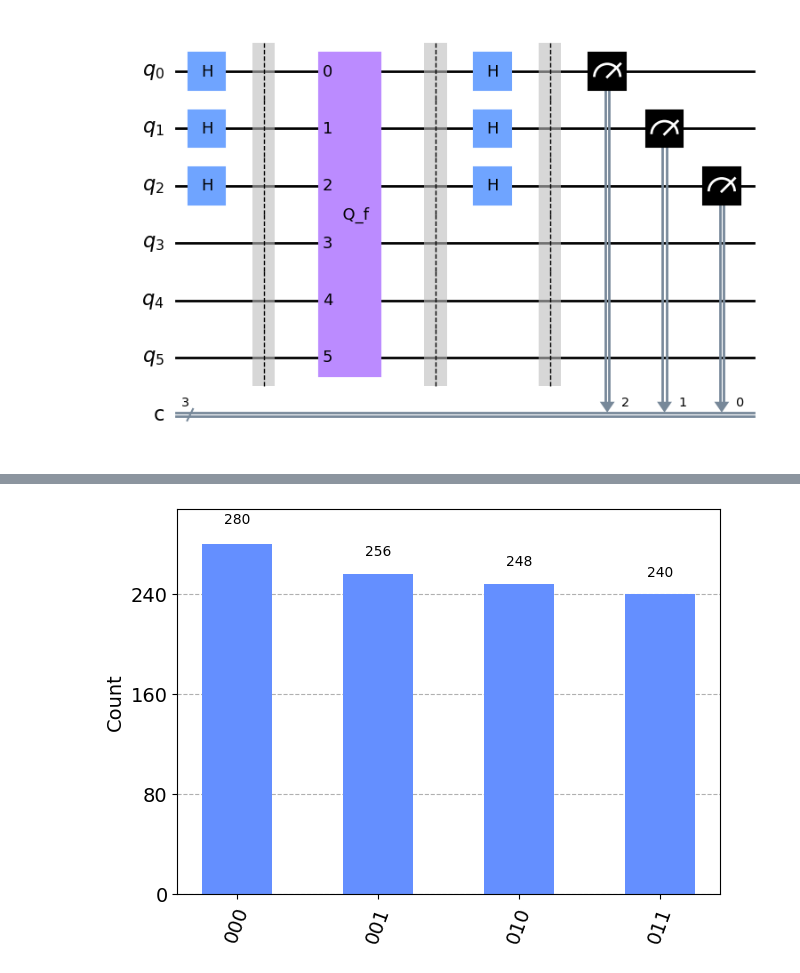
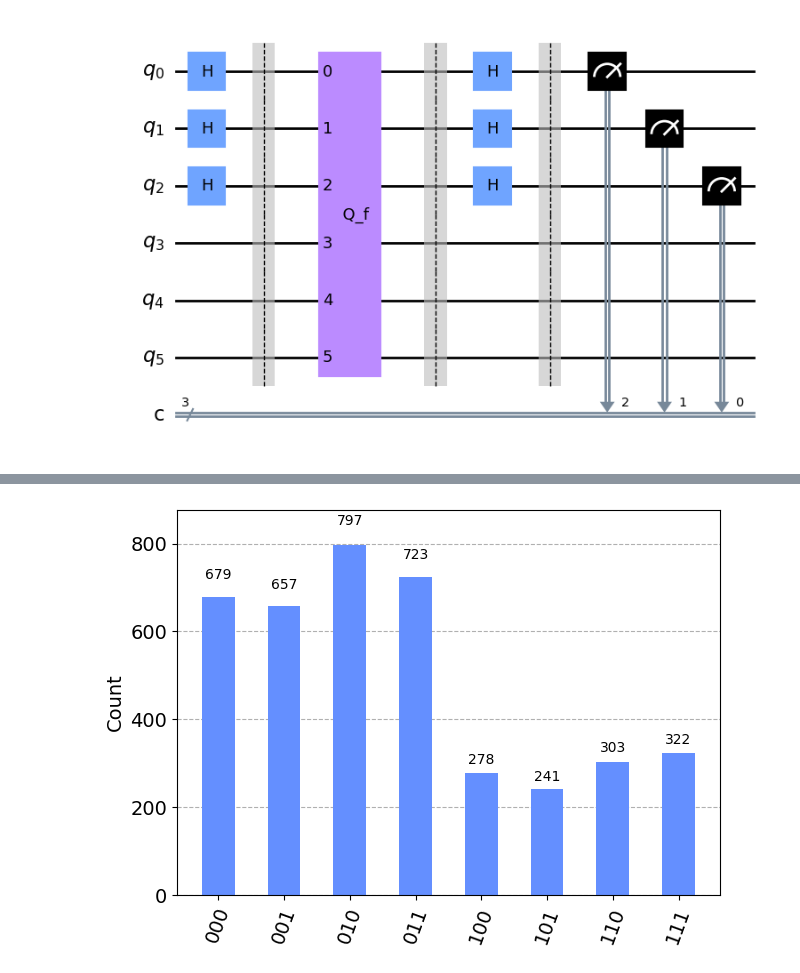
Before and after one commit to rodelanu/TFG, a Jupyter notebook: 3_Simon_Rules.ipynb, the cells around one changed output, grey strips where cells are left out. Saved outputs shown, nothing was run; the diff lists cells and outputs as text; code cells hidden in the pictures.

```diff
--- a/3_Simon_Rules.ipynb
+++ b/3_Simon_Rules.ipynb
@@ -255,15 +258,18 @@ plot_histogram(counts)
 # %%
 
 # Valor de la cadena de bits b que caracteriza el oráculo
 b = '001'
 
 # Obtener el backend de IBM Quantum
-backend = provider.get_backend('ibm_perth')  # Reemplaza 'ibmq_...' con el nombre del backend real que deseas utilizar
+backend = provider.get_backend('ibm_lagos')  # Reemplaza 'ibmq_...' con el nombre del backend real que deseas utilizar
 
 algorithm = inverted_simon_algorithm(b)
 transpiled_algorithm = transpile(algorithm, backend)
-results = aer_sim.run(transpiled_algorithm).result()
+backend.run(transpiled_algorithm)
+
+###
+results = backend.run(transpiled_algorithm).result()
 counts = results.get_counts()
 plot_histogram(counts)
 # %% [output]
-[figure, old version]
+[figure, new version]
```
Also changed, not shown: parts of 5 cells of this notebook.
